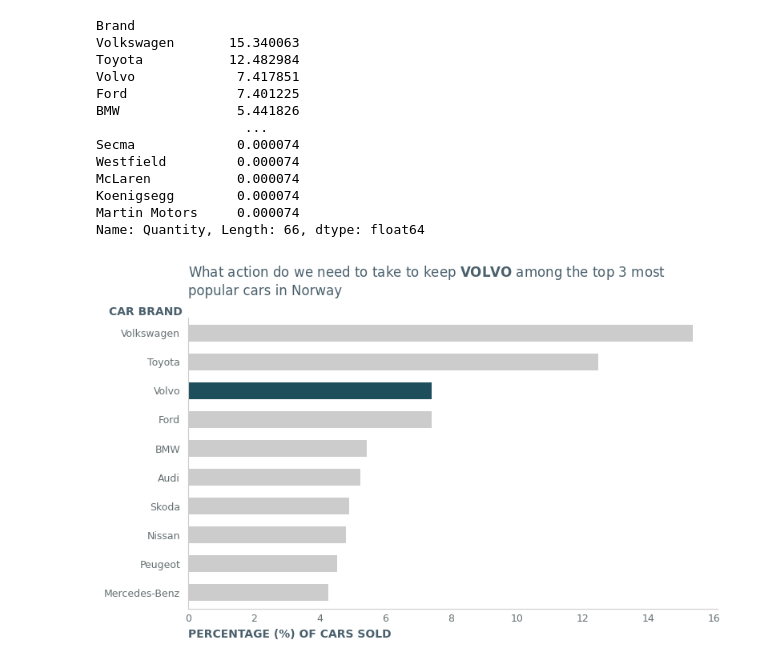
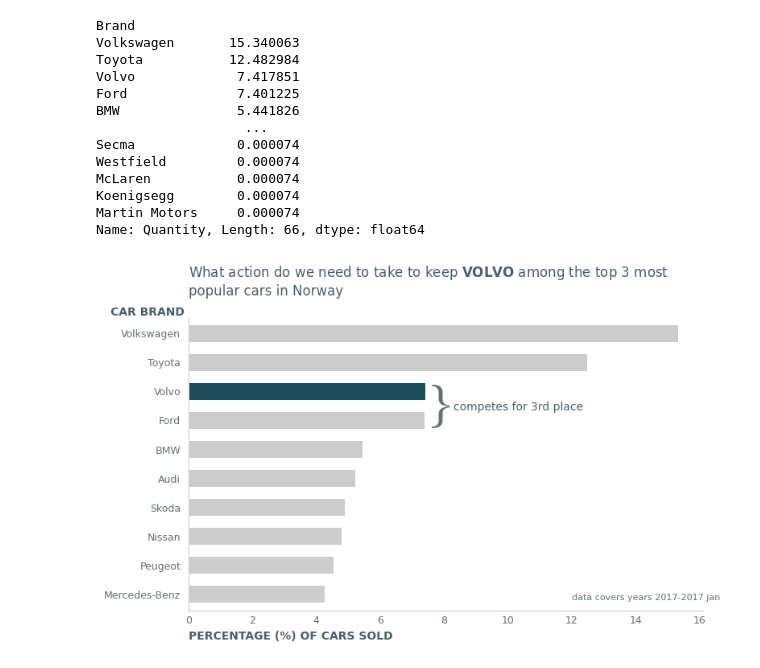
Before and after one commit to EfremDaniel/Data_visualisation_Efrem, a Jupyter notebook: Code_along/04_storytelling/storytelling_matplotlib.ipynb, the cells around one changed output. Drawn from its saved outputs; the diff is of its cells as text; code cells hidden in the pictures.

```diff
--- a/Code_along/04_storytelling/storytelling_matplotlib.ipynb
+++ b/Code_along/04_storytelling/storytelling_matplotlib.ipynb
@@ -117,32 +117,49 @@ ax = df_percantage_top10.plot(
 )
 ax.invert_yaxis()
 
 # remove clutter
 ax.spines[["top", "right"]].set_visible(False)
 ax.legend().remove()
 
 # contrast
 ax.spines[["left", "bottom"]].set_color(GRAY_1)
 ax.tick_params(axis="both", colors= GRAY_2, labelsize= 9, length = 0, pad = 5)
 ax.tick_params(axis= "y", pad = 7)
 
 
 # descriptive title and labels - call to action (CTA)
 ax.set_title(
     "What action do we need to take to keep "
     + r"$\bf{VOLVO}$" # LaTex mode
     + " among the top 3 most \npopular cars in Norway",
     loc = "left",
     color = GRAY_3,
     pad = 20
 )
 
 ax.set_xlabel("PERCENTAGE (%) OF CARS SOLD", color = GRAY_3, fontweight = "bold", loc="left")
 ax.set_ylabel("CAR BRAND", color = GRAY_3, fontweight = "bold", rotation = 0)
 ax.yaxis.set_label_coords(-0.08,1)
 
+ax.annotate(xy=(7.5, 2.97), text="}", fontsize=45, family="Times", color=GRAY_2)
+
+ax.annotate(
+    xy=(8.3, 2.65),
+    text="competes for 3rd place",
+    fontsize=10,
+    color=GRAY_3,
+)
+
+ax.annotate(
+    xy=(12, 9.2),
+    text="data covers years 2017-2017 jan",
+    fontsize=8,
+    color=GRAY_2,
+)
+
+
 fig = ax.get_figure()
 fig.tight_layout()
-fig.savefig("figures/2_cars_brand_sold.png")
+fig.savefig("figures/2_cars_brand_sold.png", dpi= 400)
 # %% [output]
-[figure, old version]
+[figure, new version]
```
Also changed, not shown: 2 other files.
